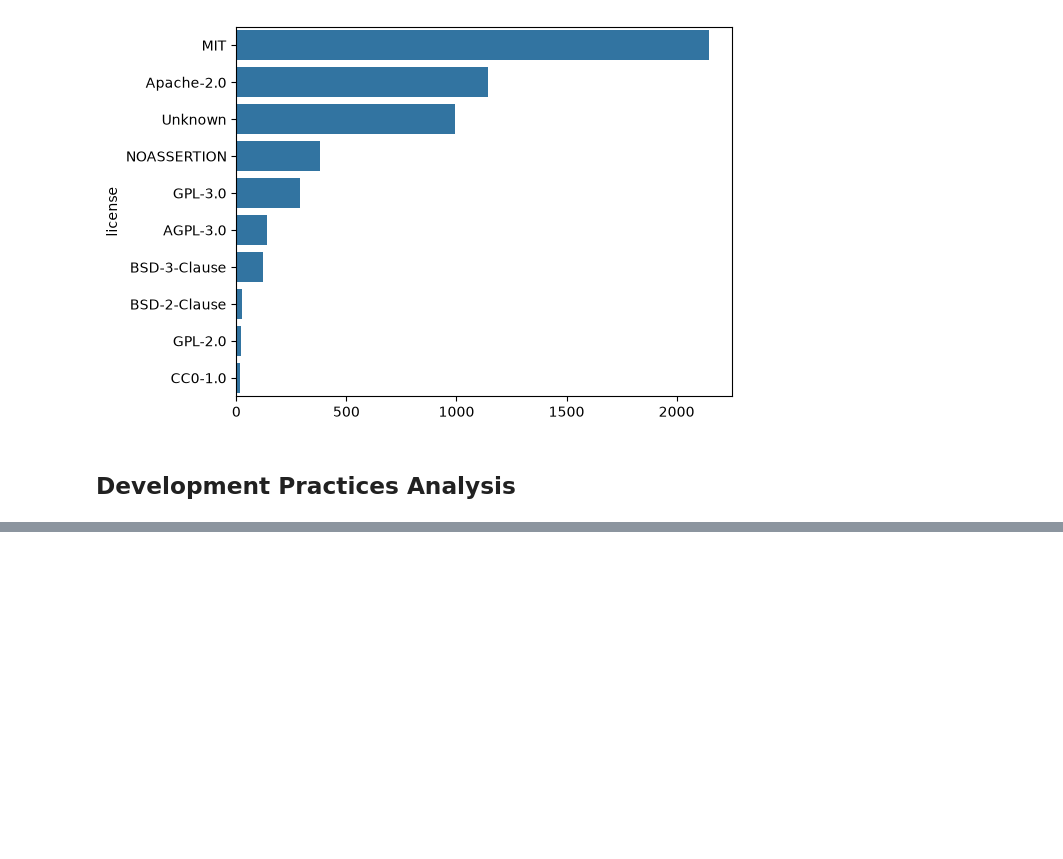
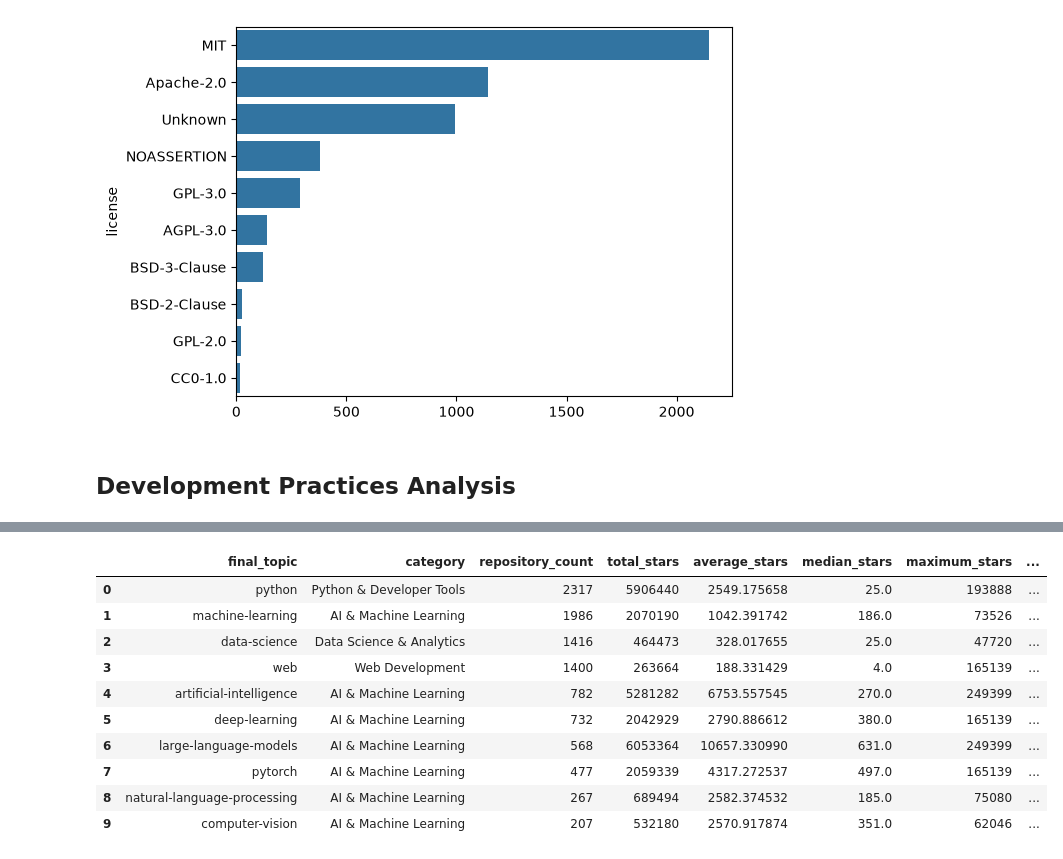
Before and after one commit to hellovishwas/python-ecosystem-intelligence, a Jupyter notebook: notebooks/03_github_eda.ipynb, the cells around one changed output, grey strips where cells are left out. Saved outputs shown, nothing was run; the diff lists cells and outputs as text; code cells hidden in the pictures; blank space fills up the shorter version.

```diff
--- a/notebooks/03_github_eda.ipynb
+++ b/notebooks/03_github_eda.ipynb
@@ -9,6 +11,9 @@ import seaborn as sns
 ## Dataset Loading
 # %%
 df = pd.read_csv(r"..\data\processed\github_repositories_cleaned.csv")
+topics_df = pd.read_csv(r"..\data\processed\github_repositories_topics_final.csv")
+topic_summary = pd.read_csv(r"..\data\processed\github_topic_summary.csv")
+category_summary = pd.read_csv(r"..\data\processed\github_category_summary.csv")
 # %% [markdown]
 ## Dataset Overview
 # %%
@@ -96,0 +144,15 @@ plt.show()
+# %%
+top_topics=topic_summary.sort_values(by="repository_count",ascending=False).head(10)
+top_topics
+# %% [output]
+|  | final_topic | category | repository_count | total_stars | average_stars | median_stars | maximum_stars | ... |
+| 0 | python | Python & Developer Tools | 2317 | 5906440 | 2549.175658 | 25.0 | 193888 | ... |
+| 1 | machine-learning | AI & Machine Learning | 1986 | 2070190 | 1042.391742 | 186.0 | 73526 | ... |
+| 2 | data-science | Data Science & Analytics | 1416 | 464473 | 328.017655 | 25.0 | 47720 | ... |
+| 3 | web | Web Development | 1400 | 263664 | 188.331429 | 4.0 | 165139 | ... |
+| 4 | artificial-intelligence | AI & Machine Learning | 782 | 5281282 | 6753.557545 | 270.0 | 249399 | ... |
+| 5 | deep-learning | AI & Machine Learning | 732 | 2042929 | 2790.886612 | 380.0 | 165139 | ... |
+| 6 | large-language-models | AI & Machine Learning | 568 | 6053364 | 10657.330990 | 631.0 | 249399 | ... |
+| 7 | pytorch | AI & Machine Learning | 477 | 2059339 | 4317.272537 | 497.0 | 165139 | ... |
+| 8 | natural-language-processing | AI & Machine Learning | 267 | 689494 | 2582.374532 | 185.0 | 75080 | ... |
+| 9 | computer-vision | AI & Machine Learning | 207 | 532180 | 2570.917874 | 351.0 | 62046 | ... |
```
Also changed, not shown: parts of 10 cells of this notebook, 6 other files.
